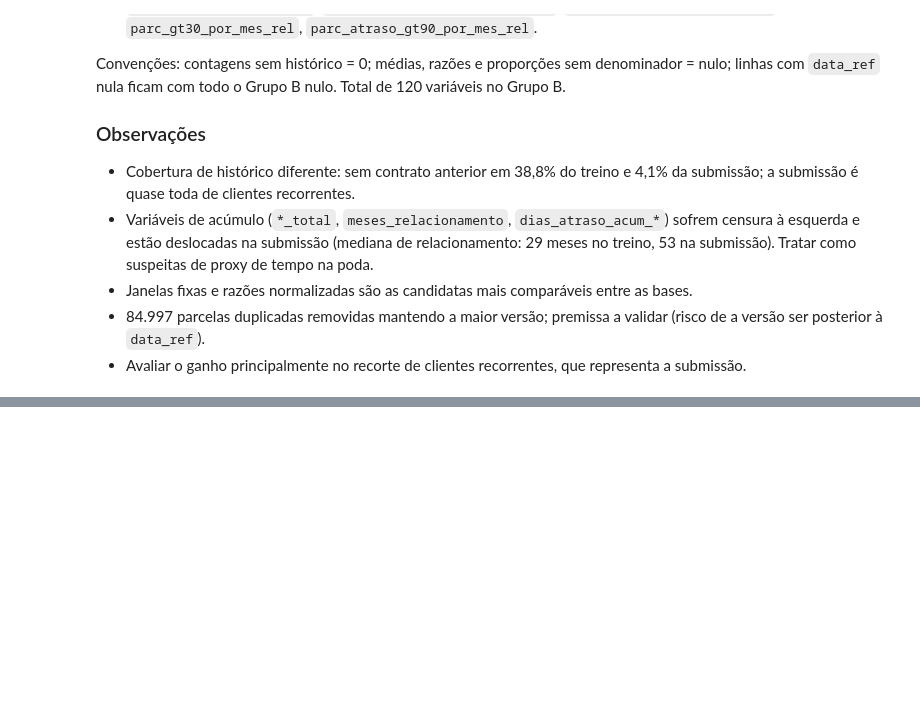
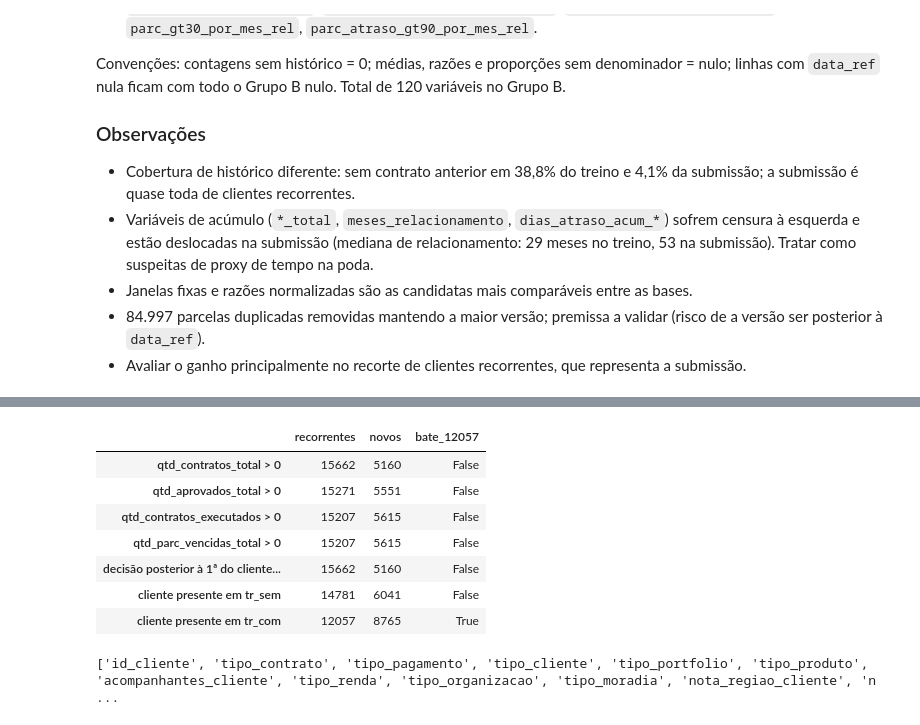
Before and after one commit to Gabverz/DS-Accelerator, a Jupyter notebook: notebooks/03_features_modelagem.ipynb, the cells around one changed output, grey strips where cells are left out. Saved outputs shown, nothing was run; the diff lists cells and outputs as text; code cells hidden in the pictures; blank space fills up the shorter version.

```diff
--- a/notebooks/03_features_modelagem.ipynb
+++ b/notebooks/03_features_modelagem.ipynb
@@ -1059,0 +1175,35 @@ Convenções: contagens sem histórico = 0; médias, razões e proporções sem
+# %%
+# ============================================================
+# Auditoria | Bloco 1: candidatas à definição de recorrente (alvo: 12057 / 8765)
+# ============================================================
+df_teste = base_treino.loc[teste.index]
+bc_teste = base_completa.loc[teste.index]          # assume índice compartilhado com base_treino
+
+primeira_data = base_completa.groupby("id_cliente")["data_decisao"].transform("min")
+
+candidatas = {
+    "qtd_contratos_total > 0": df_teste["qtd_contratos_total"].gt(0),
+    "qtd_aprovados_total > 0": df_teste["qtd_aprovados_total"].gt(0),
+    "qtd_contratos_executados > 0": df_teste["qtd_contratos_executados"].gt(0),
+    "qtd_parc_vencidas_total > 0": df_teste["qtd_parc_vencidas_total"].gt(0),
+    "decisão posterior à 1ª do cliente (base_completa)": (bc_teste["data_decisao"] > primeira_data.loc[teste.index]),
+    "cliente presente em tr_sem": df_teste["id_cliente"].isin(tr_sem["id_cliente"]),
+    "cliente presente em tr_com": df_teste["id_cliente"].isin(tr_com["id_cliente"]),
+}
+tab = pd.DataFrame({nome: {"recorrentes": int(m.sum()), "novos": int((~m).sum())}
+                    for nome, m in candidatas.items()}).T
+tab["bate_12057"] = tab["recorrentes"] == 12057
+display(tab)
+
+# Colunas do setup que possam indicar o tipo de cliente
+print([c for c in base_completa.columns if "cliente" in c.lower() or "tipo" in c.lower() or "recor" in c.lower()])
+# %% [output]
+|  | recorrentes | novos | bate_12057 |
+| qtd_contratos_total > 0 | 15662 | 5160 | False |
+| qtd_aprovados_total > 0 | 15271 | 5551 | False |
+| qtd_contratos_executados > 0 | 15207 | 5615 | False |
+| qtd_parc_vencidas_total > 0 | 15207 | 5615 | False |
+| decisão posterior à 1ª do cliente... | 15662 | 5160 | False |
+| cliente presente em tr_sem | 14781 | 6041 | False |
+| cliente presente em tr_com | 12057 | 8765 | True |
+['id_cliente', 'tipo_contrato', 'tipo_pagamento', 'tipo_cliente', 'tipo_portfolio', 'tipo_produto', 'acompanhantes_cliente', 'tipo_renda', 'tipo_organizacao', 'tipo_moradia', 'nota_regiao_cliente', 'n ...
```
Also changed, not shown: parts of 14 cells of this notebook, 1 other file.
